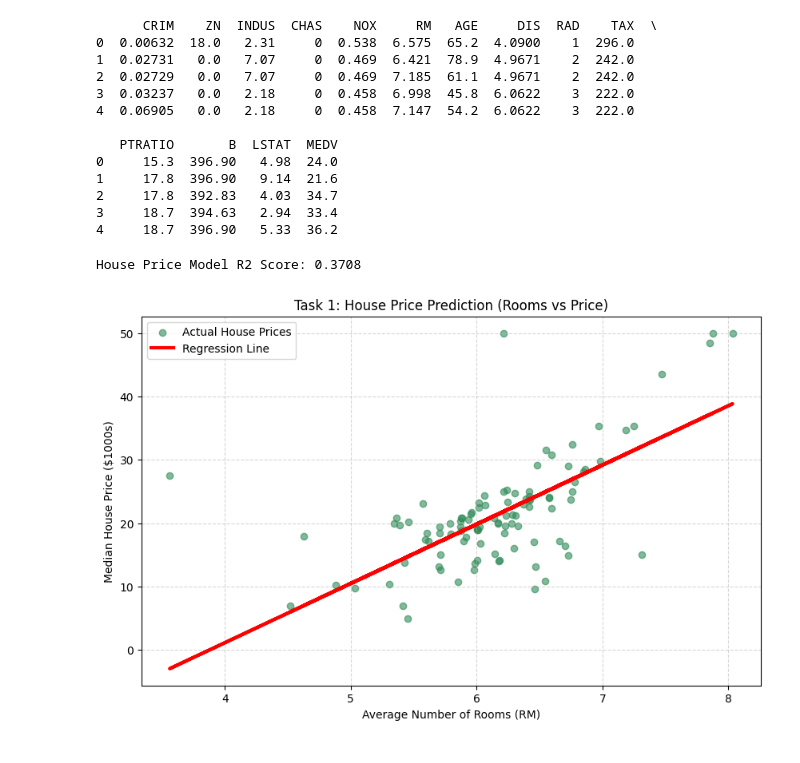
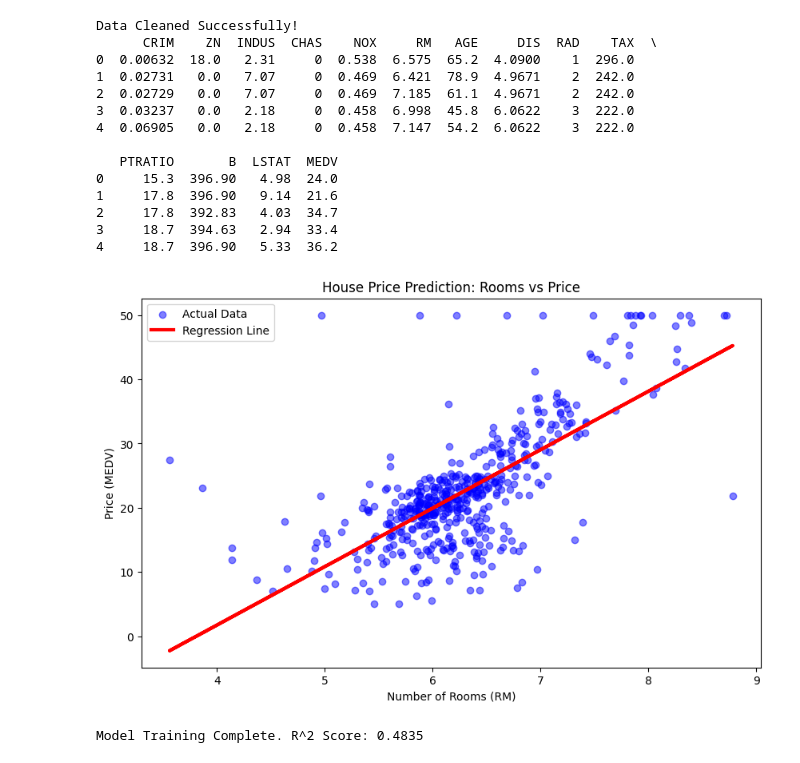
Before and after one commit to lujainmateen07/Codveda-Internship-Tasks, a Jupyter notebook: Level_2/regression.ipynb, the cells around one changed output. Saved outputs shown, nothing was run; the diff lists cells and outputs as text; code cells hidden in the pictures.

```diff
--- a/Level_2/regression.ipynb
+++ b/Level_2/regression.ipynb
@@ -1,18 +1,21 @@
 # %%
 import pandas as pd
+import matplotlib.pyplot as plt
+from sklearn.linear_model import LinearRegression
 
-# 1. Define the correct column names (The 'Headers')
+# 1. Define headers (Crucial for the regression step below)
 column_names = ['CRIM', 'ZN', 'INDUS', 'CHAS', 'NOX', 'RM', 'AGE', 'DIS', 'RAD', 'TAX', 'PTRATIO', 'B', 'LSTAT', 'MEDV']
 
-# 2. Load and Clean: Handle spaces and apply the headers
+# 2. Load with space-separator and assigned names
 df = pd.read_csv('house Prediction Data Set.csv', sep='\s+', names=column_names)
 
-# 3. Final Polish: Drop any rows that have empty (NaN) values
+# 3. Clean any missing data
 df = df.dropna()
 
-# Check your clean table
+print("Data Cleaned Successfully!")
 print(df.head())
 # %% [output]
+Data Cleaned Successfully!
       CRIM    ZN  INDUS  CHAS    NOX     RM   AGE     DIS  RAD    TAX  \
 0  0.00632  18.0   2.31     0  0.538  6.575  65.2  4.0900    1  296.0
 1  0.02731   0.0   7.07     0  0.469  6.421  78.9  4.9671    2  242.0
@@ -26,46 +29,27 @@ print(df.head())
 2     17.8  392.83   4.03  34.7
 3     18.7  394.63   2.94  33.4
 4     18.7  396.90   5.33  36.2
-# %%
-import pandas as pd
-import matplotlib.pyplot as plt
-from sklearn.model_selection import train_test_split
-from sklearn.linear_model import LinearRegression
-from sklearn.metrics import r2_score
-
-# Step 1: Loading the data
-# Note: This specific file is space-separated, so we use sep='\s+'
-column_names = ['CRIM', 'ZN', 'INDUS', 'CHAS', 'NOX', 'RM', 'AGE', 'DIS', 'RAD', 'TAX', 'PTRATIO', 'B', 'LSTAT', 'MEDV']
-df = pd.read_csv('house Prediction Data Set.csv', sep='\s+', names=column_names)
-
-# Step 2: Selecting Features (X) and Target (y)
-# We use 'RM' (Number of Rooms) to predict 'MEDV' (Price)
-X = df[['RM']]
-y = df['MEDV']
-
-# Step 3: Splitting into 80% Training and 20% Testing
-X_train, X_test, y_train, y_test = train_test_split(X, y, test_size=0.2, random_state=42)
-
-# Step 4: Training the Linear Regression model
-house_model = LinearRegression()
-house_model.fit(X_train, y_train)
-
-# Step 5: Testing the model
-predictions = house_model.predict(X_test)
-accuracy = r2_score(y_test, predictions)
-print(f"House Price Model R2 Score: {accuracy:.4f}")
-
-# Step 6: Plotting the results (Perfect for the screen recording)
-plt.figure(figsize=(10, 6))
-plt.scatter(X_test, y_test, color='seagreen', alpha=0.6, label='Actual House Prices')
-plt.plot(X_test, predictions, color='red', linewidth=3, label='Regression Line')
-
-plt.title('Task 1: House Price Prediction (Rooms vs Price)')
-plt.xlabel('Average Number of Rooms (RM)')
-plt.ylabel('Median House Price ($1000s)')
-plt.legend()
-plt.grid(True, linestyle='--', alpha=0.5)
-plt.show()
-# %% [output]
-House Price Model R2 Score: 0.3708
-[figure, removed]
+# %%
+# 1. Select features (X) and target (y) from our cleaned 'df'
+X = df[['RM']]    # Average number of rooms
+y = df['MEDV']    # Median value of owner-occupied homes
+
+# 2. Initialize and Train the Model
+model = LinearRegression()
+model.fit(X, y)
+
+# 3. Create the Visualization
+plt.figure(figsize=(10, 6))
+plt.scatter(X, y, color='blue', alpha=0.5, label='Actual Data')
+plt.plot(X, model.predict(X), color='red', linewidth=3, label='Regression Line')
+
+plt.title('House Price Prediction: Rooms vs Price')
+plt.xlabel('Number of Rooms (RM)')
+plt.ylabel('Price (MEDV)')
+plt.legend()
+plt.show()
+
+print(f"Model Training Complete. R^2 Score: {model.score(X, y):.4f}")
+# %% [output]
+[figure, added]
+Model Training Complete. R^2 Score: 0.4835
```
